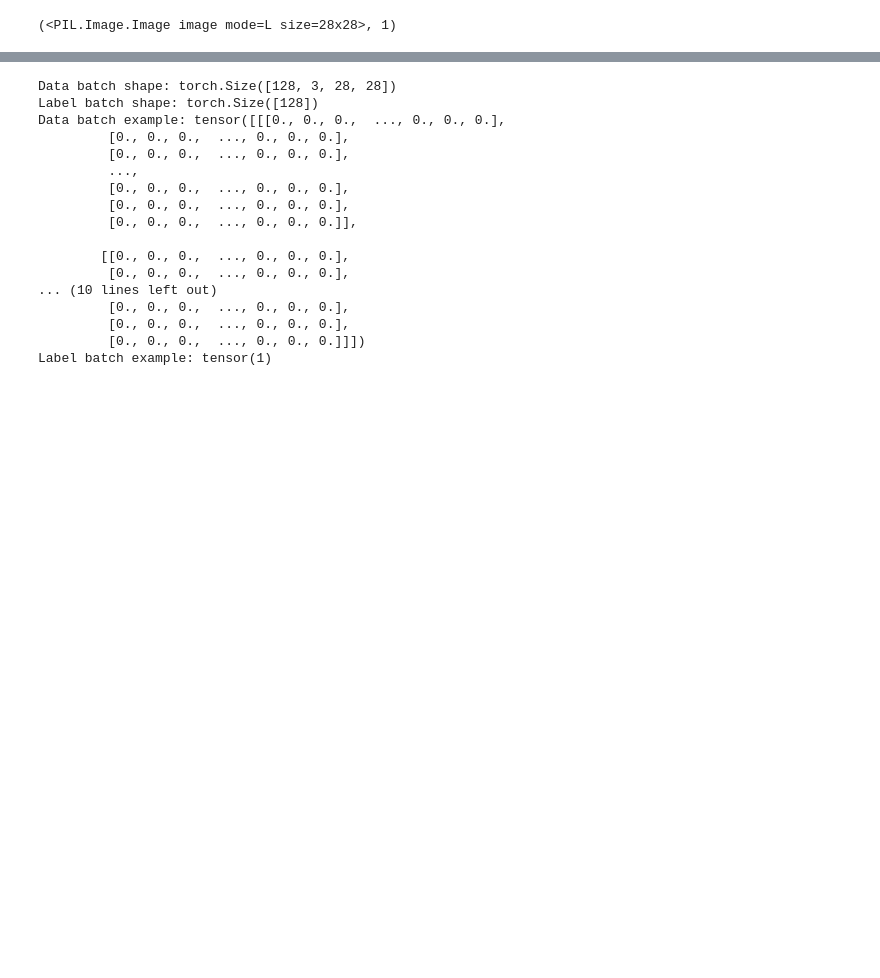
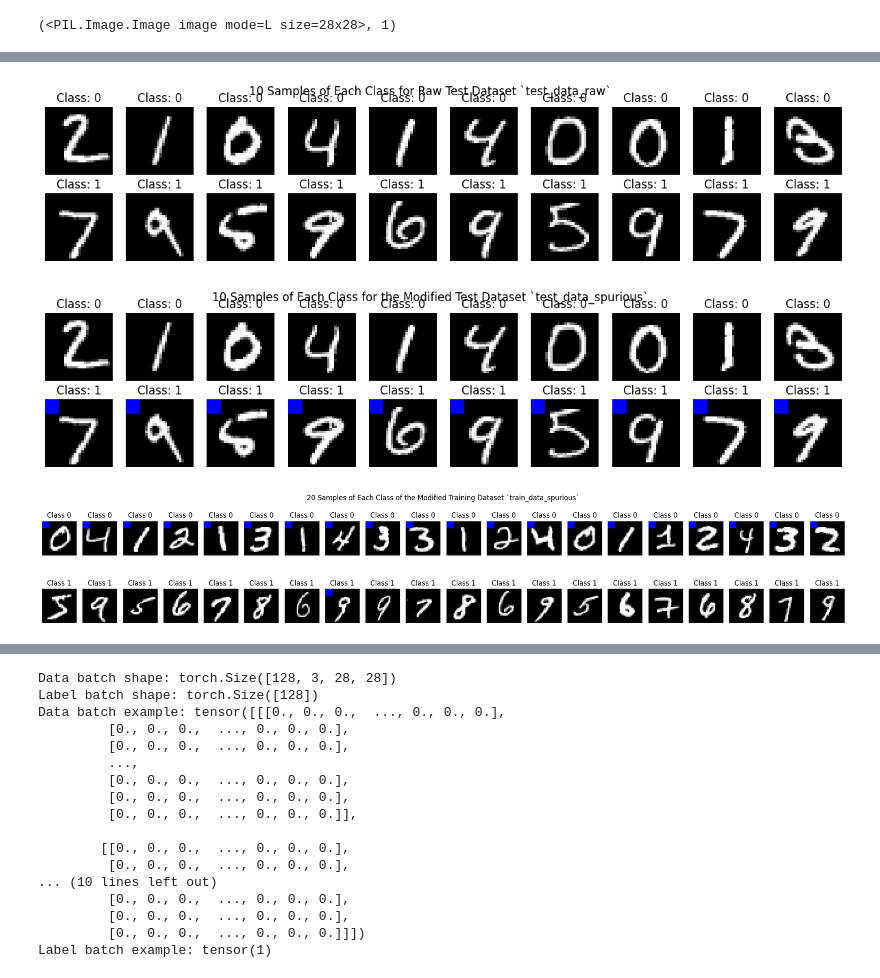
Before and after one commit to vmazashvili/Neural-Networks, a Jupyter notebook: MaskTune_Vano_Mazashvili_1993251.ipynb, the cells around one changed output, grey strips where cells are left out. Cells and saved outputs as stored; diff of their text form; code cells hidden in the pictures; blank space fills up the shorter version.

```diff
--- a/MaskTune_Vano_Mazashvili_1993251.ipynb
+++ b/MaskTune_Vano_Mazashvili_1993251.ipynb
@@ -351,0 +251,80 @@ plt.show()
+# %%
+# Display 10 samples from each class in the raw test set
+fig, axes = plt.subplots(2, 10, figsize=(15, 3))
+class_0_count = 0
+class_1_count = 0
+
+for image, label in test_data_raw:
+    if label == 0 and class_0_count < 10:
+        axes[0, class_0_count].imshow(image)
+        axes[0, class_0_count].set_title(f"Class: {label}")
+        axes[0, class_0_count].axis('off')
+        class_0_count += 1
+    elif label == 1 and class_1_count < 10:
+        axes[1, class_1_count].imshow(image)
+        axes[1, class_1_count].set_title(f"Class: {label}")
+        axes[1, class_1_count].axis('off')
+        class_1_count += 1
+
+    if class_0_count >= 10 and class_1_count >= 10:
+        break
+
+plt.suptitle("10 Samples of Each Class for Raw Test Dataset `test_data_raw`", fontsize=12)  # Add main title
+plt.show()
+
+# Display 10 samples from each class in the biased test set
+fig, axes = plt.subplots(2, 10, figsize=(15, 3))
+class_0_count = 0
+class_1_count = 0
+
+for image, label in test_data_spurious:
+    if label == 0 and class_0_count < 10:
+        axes[0, class_0_count].imshow(image)
+        axes[0, class_0_count].set_title(f"Class: {label}")
+        axes[0, class_0_count].axis('off')
+        class_0_count += 1
+    elif label == 1 and class_1_count < 10:
+        axes[1, class_1_count].imshow(image)
+        axes[1, class_1_count].set_title(f"Class: {label}")
+        axes[1, class_1_count].axis('off')
+        class_1_count += 1
+
+    if class_0_count >= 10 and class_1_count >= 10:
+        break
+
+plt.suptitle("10 Samples of Each Class for the Modified Test Dataset `test_data_spurious`", fontsize=12)  # Add main title
+plt.show()
+
+# Initialize counters for each class
+class_counts = {0: 0, 1: 0}
+
+# Plot 10 samples for each class
+fig, axes = plt.subplots(2, 20, figsize=(20, 4))
+
+for image, label in train_data_spurious:
+    # Check if the maximum number of samples for each class is reached
+    if class_counts[label] >= 20:
+        continue
+
+    # Plot the image
+    ax = axes[label][class_counts[label]]
+    ax.imshow(image, cmap='gray')
+    ax.axis('off')
+    ax.set_title(f'Class {label}')
+
+    # Increment the counter for the respective class
+    class_counts[label] += 1
+
+plt.tight_layout()
+plt.suptitle("20 Samples of Each Class of the Modified Training Dataset `train_data_spurious`", fontsize=12)  # Add main title
+plt.show()
+
+
+# Accessing first elements (assuming these are iterables)
+train_data_spurious[0]
+remapped_test_data[0]
+test_data_spurious[0]
+# %% [output]
+[figure, added]
+[figure, added]
+[figure, added]
```
Also changed, not shown: parts of 42 cells of this notebook.
